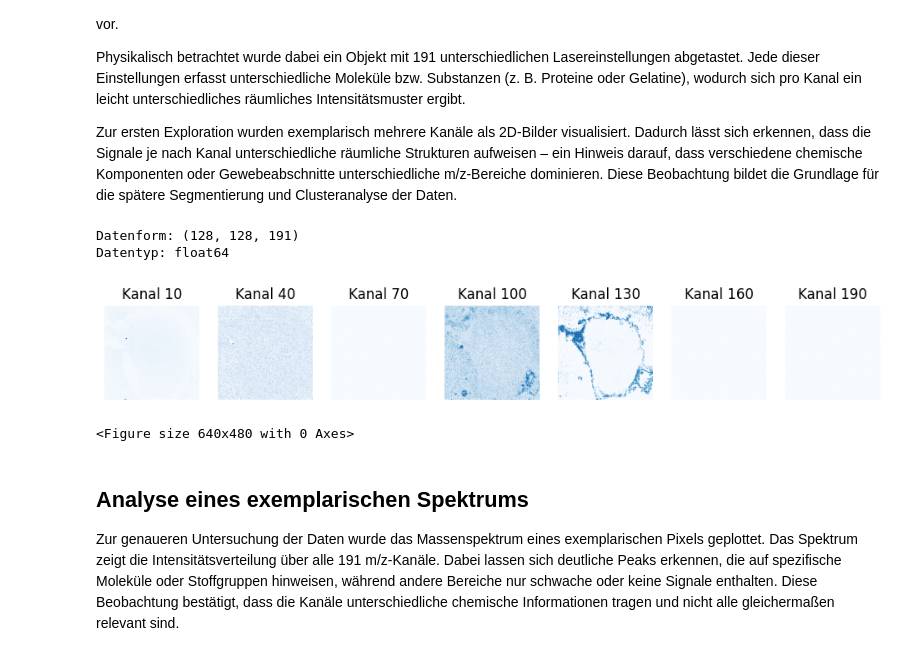
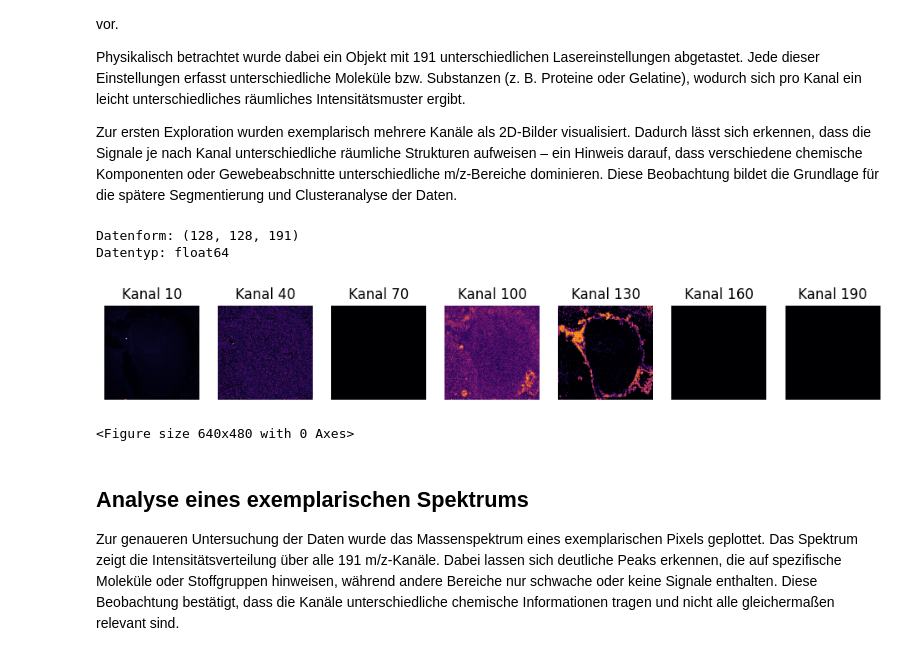
Before and after one commit to janphr03/MassSpectrometryImaging, a Jupyter notebook: Main.ipynb, the cells around one changed output. Drawn from its saved outputs; the diff is of its cells as text; code cells hidden in the pictures.

```diff
--- a/Main.ipynb
+++ b/Main.ipynb
@@ -36,35 +36,35 @@ ims_cube = data['ims_cube'] # Datenwürfel mit x,y Position und m/z als Kanalind
 print("Datenform:", ims_cube.shape)  # (x, y, kanäle)
 print("Datentyp:", ims_cube.dtype)
 
 # 2. Beispielhafte Visualisierung einzelner Kanäle
 num_channels = ims_cube.shape[2]
 
 # Die Kanäle für output angeben
 channels_to_plot = [10, 40, 70, 100, 130, 160, 190]
 
 
 # Neue Abbildung mit definierter Größe
 plt.figure(figsize=(12, 6))
 
 # Schleife über alle ausgewählten Kanäle
 for i, ch in enumerate(channels_to_plot, 1):
     # Lege Position für das aktuelle Teilbild fest (1 Zeile, mehrere Spalten)
     plt.subplot(1, len(channels_to_plot), i)
 
     # Zeige den jeweiligen Kanal als 2D-Bild
-    plt.imshow(ims_cube[:, :, ch], cmap='Blues')
+    plt.imshow(ims_cube[:, :, ch], cmap='inferno')
     plt.title(f"Kanal {ch}")  # Beschrifte das Teilbild
     plt.axis('off')           # Achsen ausblenden für saubere Darstellung
 
 # Zeige alle Teilbilder nebeneinander an
 plt.show()
 
 plt.suptitle("Räumliche Verteilung ausgewählter Kanäle")
 plt.show()
 # %% [output]
 Datenform: (128, 128, 191)
 Datentyp: float64
-[figure, old version]
+[figure, new version]
 <Figure size 640x480 with 0 Axes>
 # %% [markdown]
 ## Analyse eines exemplarischen Spektrums
```
Also changed, not shown: parts of 5 cells of this notebook.
